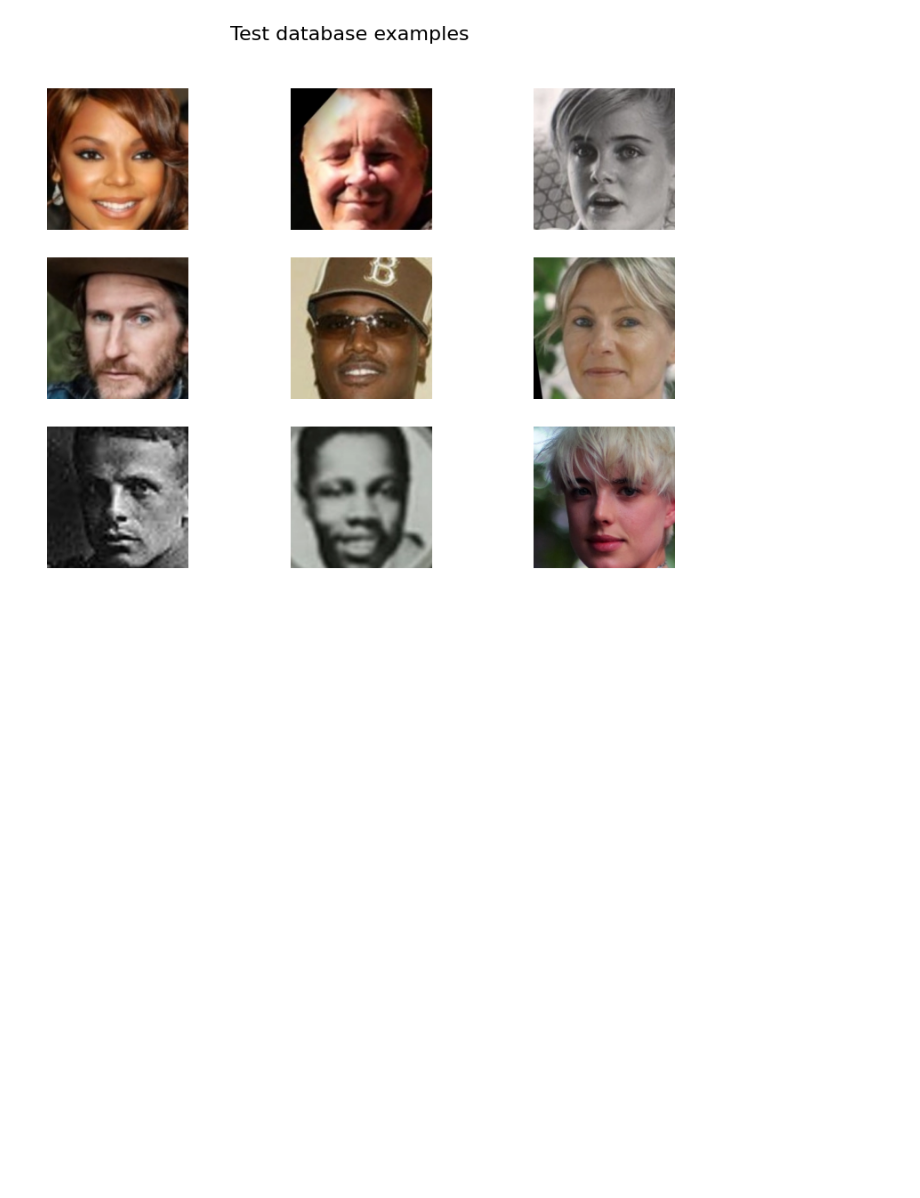
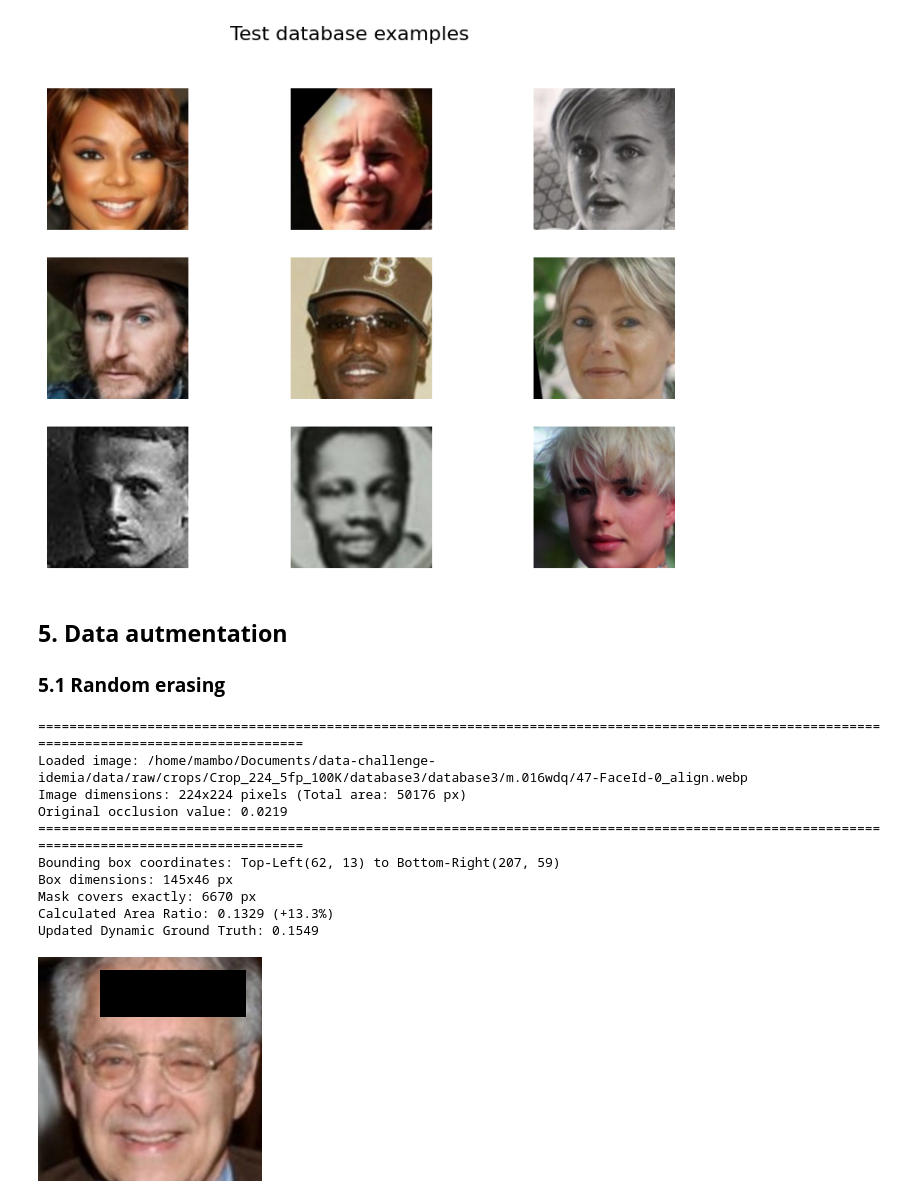
Before and after one commit to odelacruz-fierro/data-challenge-idemia, a Jupyter notebook: eda.ipynb, the cells around one changed output. Saved outputs shown, nothing was run; the diff lists cells and outputs as text; code cells hidden in the pictures; blank space fills up the shorter version.

```diff
--- a/eda.ipynb
+++ b/eda.ipynb
@@ -388,3 +393,67 @@ display_mosaic_test(df_test, "Test database")
  '/home/mambo/Documents/data-challenge-idemia/data/raw/crops/Crop_224_5fp_100K/database3/database3/m.01p6ydh/62-FaceId-0_align.webp',
  '/home/mambo/Documents/data-challenge-idemia/data/raw/crops/Crop_224_5fp_100K/database1/img00007388.webp']
 [figure]
+# %% [markdown]
+## **5. Data autmentation**
+### **5.1 Random erasing**
+# %%
+# --- Load single image from low occlusion interval ---
+sample_img = files_low[1]
+original_occlusion = occs_low[1]
+img = Image.open(sample_img).convert('RGB')
+# Dimensions
+w, h = img.size
+
+print("=" * 142)
+print(f"Loaded image: {sample_img}")
+print(f"Image dimensions: {w}x{h} pixels (Total area: {w*h} px)")
+print(f"Original occlusion value: {original_occlusion:.4f}")
+print("=" * 142)
+
+
+# --- Build bounding box ---
+w_up_lim = 1.0
+w_bottom_lim = 0.4
+w_ratio = random.random() * (w_up_lim - w_bottom_lim) + w_bottom_lim
+
+h_up_lim = 0.4
+h_bottom_lim = 0.2
+h_ratio = random.random() * (h_up_lim - h_bottom_lim) + h_bottom_lim
+
+box_w = int(w * w_ratio)
+box_h = int(w * h_ratio)
+
+# Random position
+x1 = random.randint(0, w - box_w)
+y1 = random.randint(0, h - box_h)
+
+print(f"Bounding box coordinates: Top-Left({x1}, {y1}) to Bottom-Right({x1 + box_w}, {y1 + box_h})")
+print(f"Box dimensions: {box_w}x{box_h} px")
+
+# --- Compute new occlusion value ---
+mask_area = box_w * box_h
+total_area = w * h
+area_ratio = mask_area / total_area
+new_occlusion = min(1.0, original_occlusion + area_ratio)   # Occlusion value cannot exeed 1.0
+
+print(f"Mask covers exactly: {mask_area} px")
+print(f"Calculated Area Ratio: {area_ratio:.4f} (+{area_ratio*100:.1f}%)")
+print(f"Updated Dynamic Ground Truth: {new_occlusion:.4f}")
+
+# --- Apply the augmentation ---
+draw = ImageDraw.Draw(img)
+draw.rectangle([x1, y1, x1 + box_w, y1 + box_h], fill="black")
+
+img
+# %% [output]
+==============================================================================================================================================
+Loaded image: /home/mambo/Documents/data-challenge-idemia/data/raw/crops/Crop_224_5fp_100K/database3/database3/m.016wdq/47-FaceId-0_align.webp
+Image dimensions: 224x224 pixels (Total area: 50176 px)
+Original occlusion value: 0.0219
+==============================================================================================================================================
+Bounding box coordinates: Top-Left(62, 13) to Bottom-Right(207, 59)
+Box dimensions: 145x46 px
+Mask covers exactly: 6670 px
+Calculated Area Ratio: 0.1329 (+13.3%)
+Updated Dynamic Ground Truth: 0.1549
+[figure, added]
```
Also changed, not shown: parts of 2 cells of this notebook, 4 other files.
